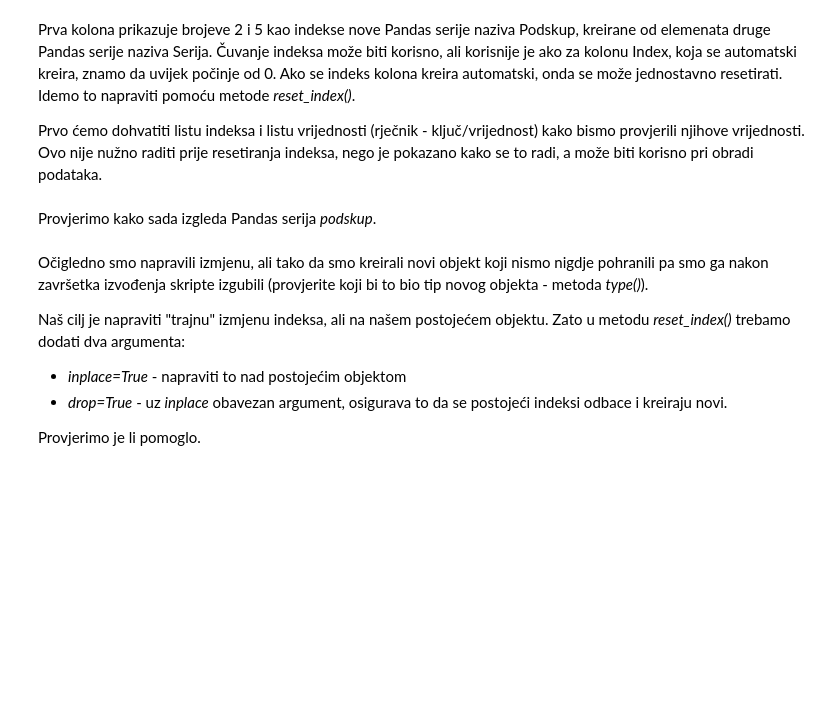
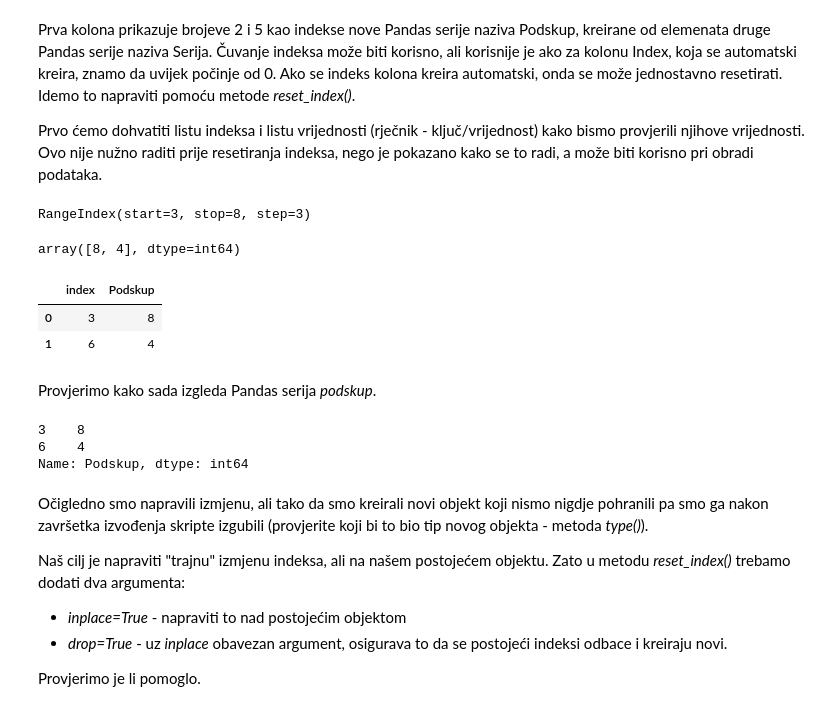
Before and after one commit to py-dev-algebra/py-jupyter-nb, a Jupyter notebook: 02 - Pandas/Pandas - Python modul za analizu podataka - Uvod, ucitavanje i normalizacija podataka.ipynb, the cells around one changed output. Drawn from its saved outputs; the diff is of its cells as text; code cells hidden in the pictures; blank space fills up the shorter version.

```diff
--- a/02 - Pandas/Pandas - Python modul za analizu podataka - Uvod, ucitavanje i normalizacija podataka.ipynb
+++ b/02 - Pandas/Pandas - Python modul za analizu podataka - Uvod, ucitavanje i normalizacija podataka.ipynb
@@ -158,3 +197,7 @@ Pandas serija uvijek kreira jednu kolonu, u kojoj su indeksi retka u kojemu se
 Kreirajmo Pandas seriju.
 
 *Dodatna informacija: mogli smo koristiti varijablu iz prethodno kreirane ćelije ovog Jupyter Notebook dokumenta, ali ovaj put ćemo napraviti iznimku da primjer bude jasniji, a u seriju ćemo dodati još elemenata (uključujući i elemente bez vrijednosti).*
+# %%
+serija = pd.Series([5, 6, 4, 8, 9, 2, 4, 5, 9, 6, 8, 7, 4, 5, 9, 6, 8, 7, 4, 5, 9, 6, 8, 7, 4], name='Serija brojeva')
+
+serija
@@ -173,2 +300,6 @@ Prije toga, bilo bi dobro koristiti *help()* metodu, koja nam može pomoći ili
 # %% [markdown]
 Argument *"copy : bool, default False | Copy input data."* mogao bi biti zanimljiv zato jer smo sa svim dosadašnjim operacijama **uvijek čuvali reference na izvorni objekt.**
+# %%
+podskup = pd.Series(serija[ 3 : 8 : 3 ], name='Podskup', copy=True)
+
+podskup
@@ -184,8 +349,28 @@ Dogodio se problem. Opis greške je "ValueError: 0 is not in range". Očigledno
 Prva kolona prikazuje brojeve 2 i 5 kao indekse nove Pandas serije naziva Podskup, kreirane od elemenata druge Pandas serije naziva Serija. Čuvanje indeksa može biti korisno, ali korisnije je ako za kolonu Index, koja se automatski kreira, znamo da uvijek počinje od 0. Ako se indeks kolona kreira automatski, onda se može jednostavno resetirati. Idemo to napraviti pomoću metode *reset_index()*.
 
 Prvo ćemo dohvatiti listu indeksa i listu vrijednosti (rječnik - ključ/vrijednost) kako bismo provjerili njihove vrijednosti. Ovo nije nužno raditi prije resetiranja indeksa, nego je pokazano kako se to radi, a može biti korisno pri obradi podataka.
+# %%
+podskup.index
+# %% [output]
+RangeIndex(start=3, stop=8, step=3)
+# %%
+podskup.values
+# %% [output]
+array([8, 4], dtype=int64)
+# %%
+podskup.reset_index()
+# %% [output]
+|  | index | Podskup |
+| 0 | 3 | 8 |
+| 1 | 6 | 4 |
 # %% [markdown]
 Provjerimo kako sada izgleda Pandas serija *podskup*.
+# %%
+podskup
+# %% [output]
+3    8
+6    4
+Name: Podskup, dtype: int64
 # %% [markdown]
 Očigledno smo napravili izmjenu, ali tako da smo kreirali novi objekt koji nismo nigdje pohranili pa smo ga nakon završetka izvođenja skripte izgubili (provjerite koji bi to bio tip novog objekta - metoda *type()*).
 
```
Also changed, not shown: parts of 23 cells of this notebook.
